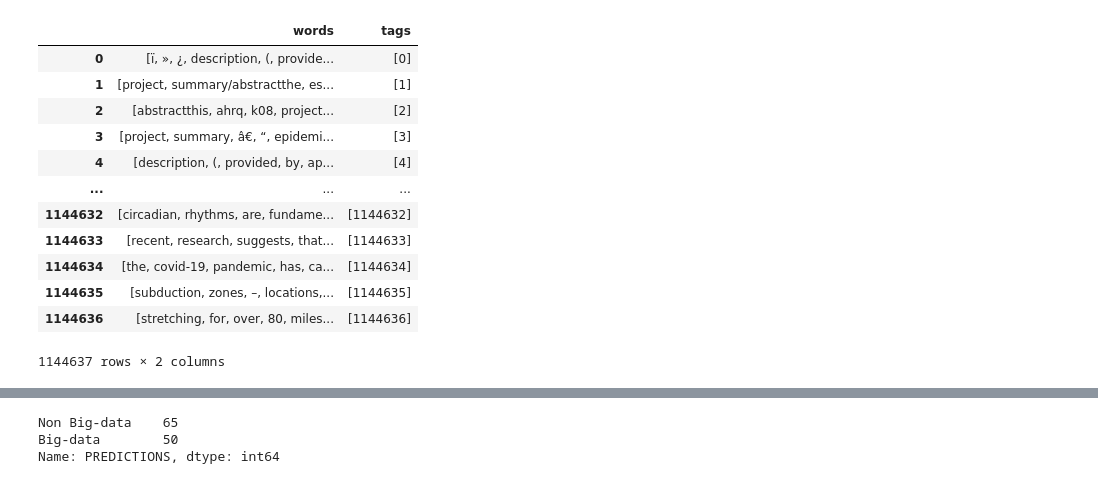
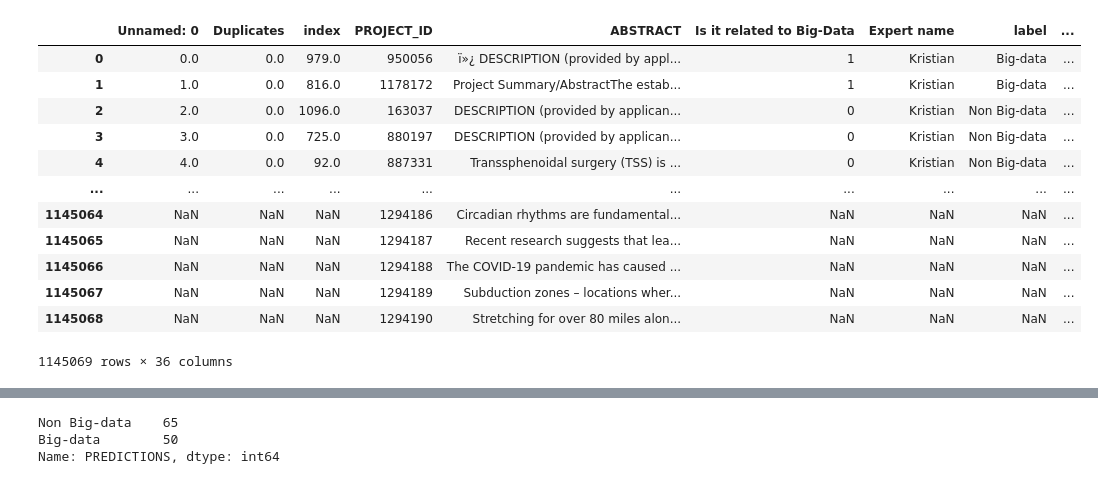
Before and after one commit to uva-bi-sdad/publicrd, a Jupyter notebook: src/Digitalization/Doc2Vec_KNN_corpus.ipynb, the cells around one changed output, grey strips where cells are left out. Saved outputs shown, nothing was run; the diff lists cells and outputs as text; code cells hidden in the pictures.

```diff
--- a/src/Digitalization/Doc2Vec_KNN_corpus.ipynb
+++ b/src/Digitalization/Doc2Vec_KNN_corpus.ipynb
@@ -37,3 +37,19 @@ both = [df_split, df_big]
 new_df= pd.concat(both)
 # %%
 new_df= new_df.reset_index(level=None, drop=True, inplace=False, col_level=0, col_fill='')
+# %%
+new_df
+# %% [output]
+|  | Unnamed: 0 | Duplicates | index | PROJECT_ID | ABSTRACT | Is it related to Big-Data | Expert name | label | ... |
+| 0 | 0.0 | 0.0 | 979.0 | 950056 | ï»¿ DESCRIPTION (provided by appl... | 1 | Kristian | Big-data | ... |
+| 1 | 1.0 | 0.0 | 816.0 | 1178172 | Project Summary/AbstractThe estab... | 1 | Kristian | Big-data | ... |
+| 2 | 2.0 | 0.0 | 1096.0 | 163037 | DESCRIPTION (provided by applican... | 0 | Kristian | Non Big-data | ... |
+| 3 | 3.0 | 0.0 | 725.0 | 880197 | DESCRIPTION (provided by applican... | 0 | Kristian | Non Big-data | ... |
+| 4 | 4.0 | 0.0 | 92.0 | 887331 | Transsphenoidal surgery (TSS) is ... | 0 | Kristian | Non Big-data | ... |
+| ... | ... | ... | ... | ... | ... | ... | ... | ... | ... |
+| 1145064 | NaN | NaN | NaN | 1294186 | Circadian rhythms are fundamental... | NaN | NaN | NaN | ... |
+| 1145065 | NaN | NaN | NaN | 1294187 | Recent research suggests that lea... | NaN | NaN | NaN | ... |
+| 1145066 | NaN | NaN | NaN | 1294188 | The COVID-19 pandemic has caused ... | NaN | NaN | NaN | ... |
+| 1145067 | NaN | NaN | NaN | 1294189 | Subduction zones – locations wher... | NaN | NaN | NaN | ... |
+| 1145068 | NaN | NaN | NaN | 1294190 | Stretching for over 80 miles alon... | NaN | NaN | NaN | ... |
+1145069 rows × 36 columns
@@ -42,19 +60,3 @@ data = new_df['ABSTRACT']
 # %%
 tagged_data = [TaggedDocument(words=word_tokenize(_d.lower()), tags=[str(i)]) for i, _d in enumerate(data)]
 tagged_df = pd.DataFrame(tagged_data)
-# %%
-tagged_df
-# %% [output]
-|  | words | tags |
-| 0 | [ï, », ¿, description, (, provide... | [0] |
-| 1 | [project, summary/abstractthe, es... | [1] |
-| 2 | [abstractthis, ahrq, k08, project... | [2] |
-| 3 | [project, summary, â€, “, epidemi... | [3] |
-| 4 | [description, (, provided, by, ap... | [4] |
-| ... | ... | ... |
-| 1144632 | [circadian, rhythms, are, fundame... | [1144632] |
-| 1144633 | [recent, research, suggests, that... | [1144633] |
-| 1144634 | [the, covid-19, pandemic, has, ca... | [1144634] |
-| 1144635 | [subduction, zones, –, locations,... | [1144635] |
-| 1144636 | [stretching, for, over, 80, miles... | [1144636] |
-1144637 rows × 2 columns
```
Also changed, not shown: parts of 52 cells of this notebook.
